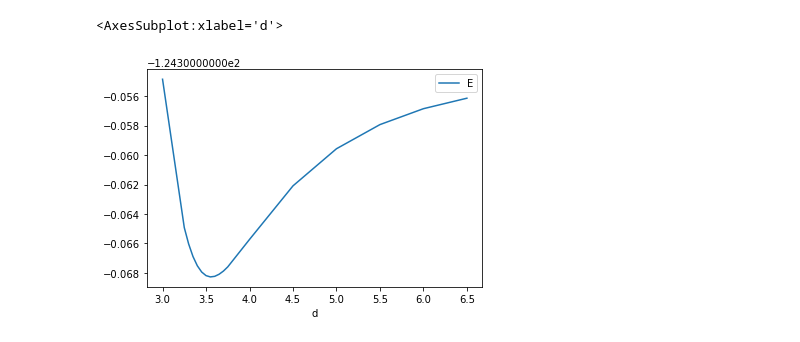
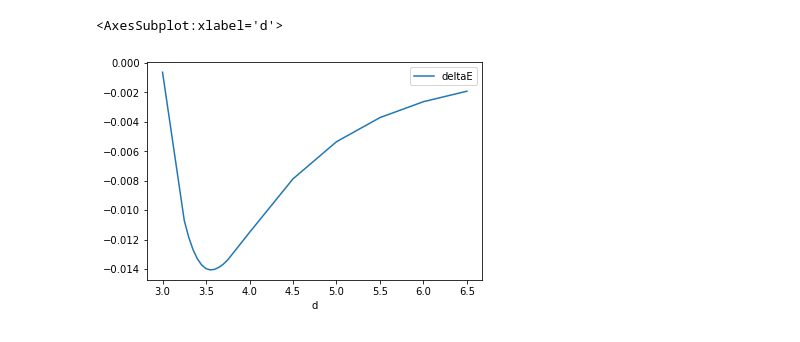
Before and after one commit to rbrtrss/aryldiazonium, a Jupyter notebook: layerseparation.ipynb, the cells around one changed output. Saved outputs shown, nothing was run; the diff lists cells and outputs as text; code cells hidden in the pictures.

```diff
--- a/layerseparation.ipynb
+++ b/layerseparation.ipynb
@@ -15,5 +16,6 @@ ff = df[df['d'] > 2.7]
-# %%
-ff.plot(x='d', y='E')
-# %% [output]
-<AxesSubplot:xlabel='d'>
-[figure, removed]
+# %%
+zoomed_two_bp = two_bp[two_bp['d'] > 2.7]
+zoomed_two_bp.plot(x='d', y='deltaE')
+# %% [output]
+<AxesSubplot:xlabel='d'>
+[figure, added]
```
Also changed, not shown: parts of 11 cells of this notebook, 8 other files.
